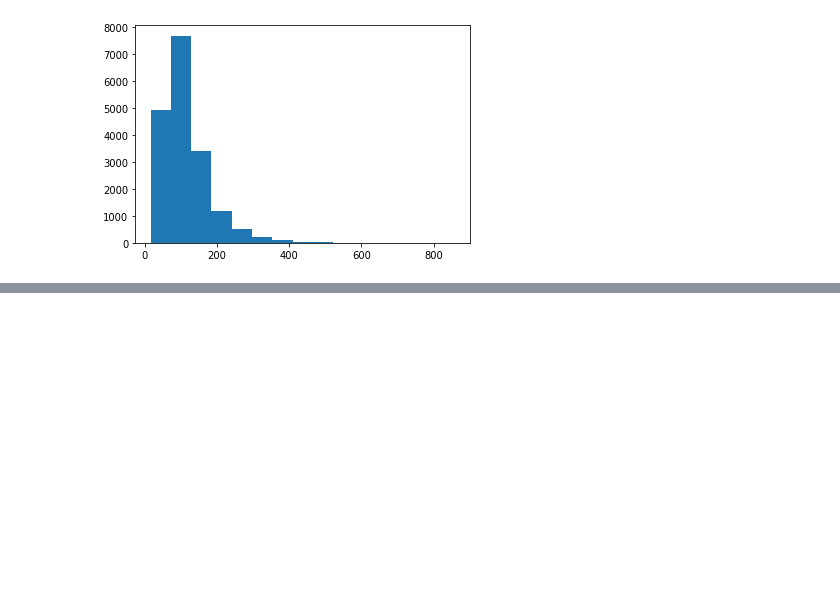
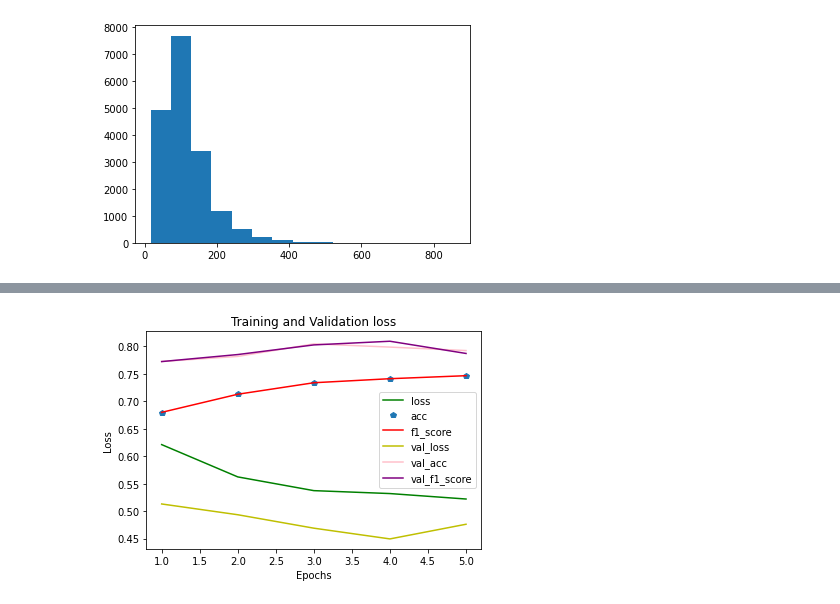
Before and after one commit to hoangtheanhhp/ZaloQA, a Jupyter notebook: QASystem/run_zalo.ipynb, the cells around one changed output, grey strips where cells are left out. Saved outputs shown, nothing was run; the diff lists cells and outputs as text; code cells hidden in the pictures; blank space fills up the shorter version.

```diff
--- a/QASystem/run_zalo.ipynb
+++ b/QASystem/run_zalo.ipynb
@@ -144,17 +164,19 @@ plt.show()
 # %%
 from kashgari.tasks.classification import BiLSTM_Model
 
-import logging
-logging.basicConfig(level='DEBUG')
-
 model = BiLSTM_Model(bert_embedding)
 
-model.fit(train_x,
+model.build_model(train_x, train_y)
+# compile the model
+model.compile_model(metrics=['acc',f1_m])
+
+history = model.fit(train_x,
           train_y,
           val_x,
           val_y,
           epochs=5,
           batch_size=128)
 
+
 model.save(SAVE_MODEL_PATH)
 # %% [output]
@@ -179,6 +201,28 @@ Epoch 5/5
 from kashgari.utils import load_model
 
 model = load_model(SAVE_MODEL_PATH)
+# %%
+import matplotlib.pyplot as plt
+loss = history.history['loss']
+acc = history.history['acc']
+f1_m = history.history['f1_m']
+val_loss = history.history['val_loss']
+val_acc = history.history['val_acc']
+val_f1_m = history.history['val_f1_m']
+epochs = range(1,6)
+plt.plot(epochs, loss, 'g', label='loss')
+plt.plot(epochs, acc, 'p', label='acc')
+plt.plot(epochs, f1_m, 'r', label='f1_score')
+plt.plot(epochs, val_loss, 'y', label='val_loss')
+plt.plot(epochs, val_acc, 'pink', label='val_acc')
+plt.plot(epochs, val_f1_m, 'purple', label='val_f1_score')
+plt.title('Training and Validation loss')
+plt.xlabel('Epochs')
+plt.ylabel('Loss')
+plt.legend()
+plt.show()
+# %% [output]
+[figure, added]
 # %%
 
 test = processor.test_data
```
Also changed, not shown: parts of 7 cells of this notebook.
